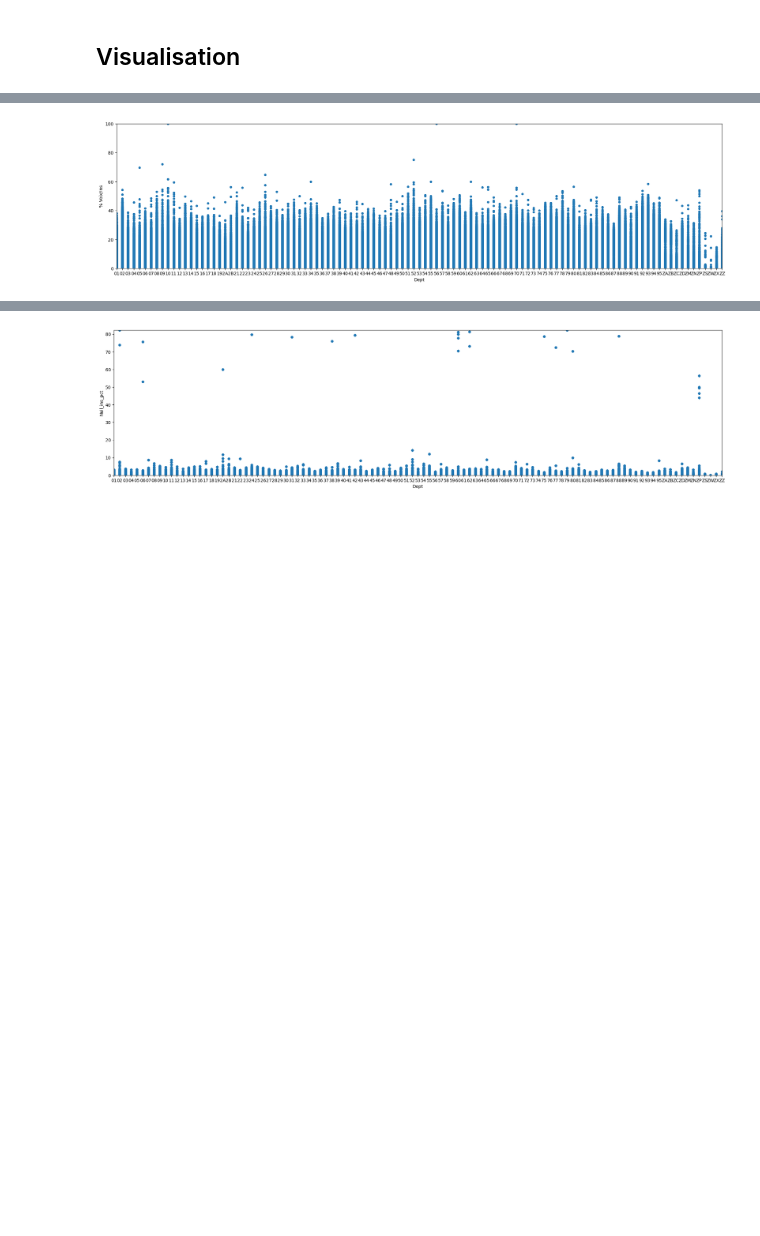
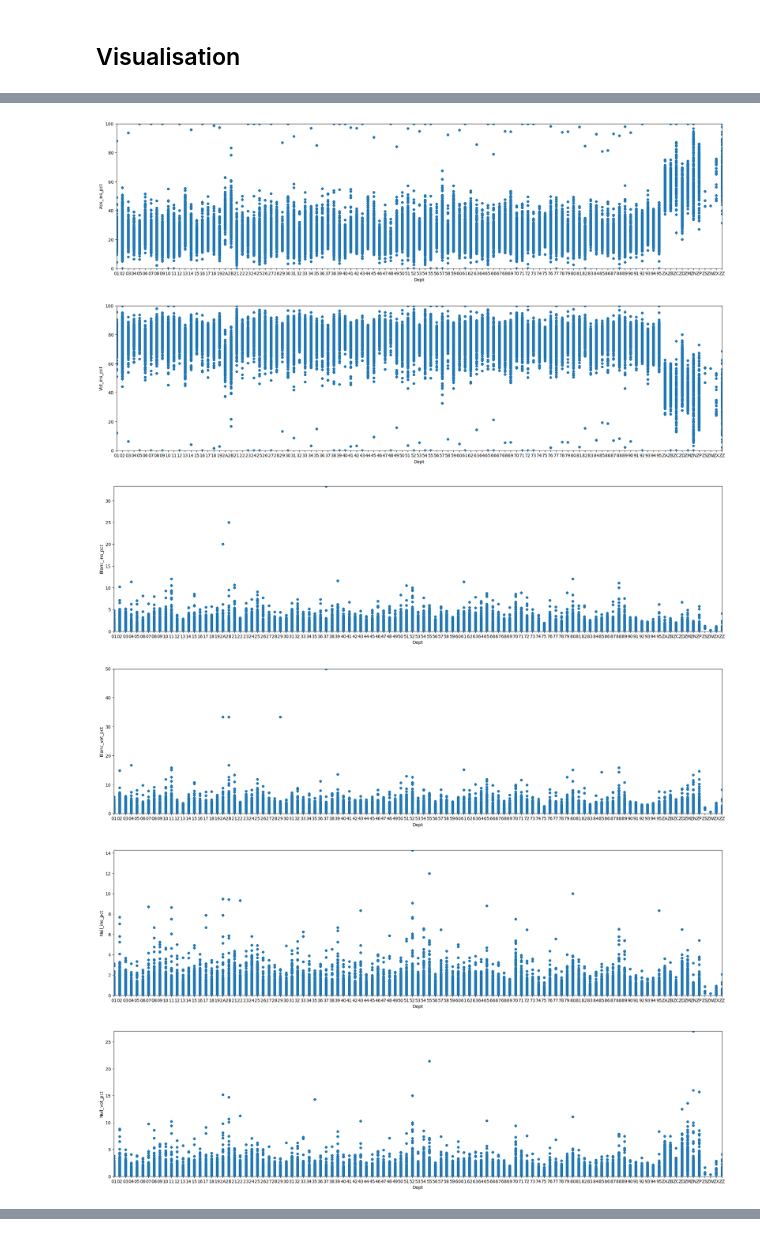
Before and after one commit to Falite/Projet-AD, a Jupyter notebook: Projet.ipynb, the cells around one changed output, grey strips where cells are left out. Drawn from its saved outputs; the diff is of its cells as text; code cells hidden in the pictures; blank space fills up the shorter version.

```diff
--- a/Projet.ipynb
+++ b/Projet.ipynb
@@ -176,0 +256,8 @@ memory usage: 140.4+ MB
+# %%
+for col in col_pourcentages :
+    df = df.drop(df[(df[col]==0.0)&(df['Inscrits']>100)].index)
+# %%
+for col in col_pourcentages :
+    print("le max de " + col + " est : " + str(df[col].max()) +"%")
+    print("le min de " + col + " est : " + str(df[col].min())+"%")
+    print(" ")
@@ -176,0 +303,2 @@ memory usage: 140.4+ MB
+# %%
+df = df.drop(df[df['Null_vot_pct']==100.0].index)
@@ -229,8 +380,6 @@ df.columns.tolist()
  'Voix_ins_pct',
  'Voix_exp_pct']
 # %%
-col_pourcentages=['Abs_ins_pct','Voix_ins_pct','Exp_ins_pct','Exp_vot_pct','Voix_ins_pct','Voix_exp_pct']
-
 for col in col_pourcentages:
     plt.figure(figsize=(10, 6))
     plt.hist(df[col], bins=20)
@@ -256,6 +409,12 @@ plt.show()
 # %%
-df.plot(x='Dept',y='% Voix/Ins',kind='scatter',figsize=(25,6))
-plt.margins(x=0,y=0)
-plt.show()
+for col in col_pourcentages:
+    df.plot(x='Dept',y=col,kind='scatter',figsize=(25,6))
+    plt.margins(x=0,y=0)
+    plt.show()
 # %% [output]
-[figure, old version]
+[figure, new version]
+[figure, added]
+[figure, added]
+[figure, added]
+[figure, added]
+[figure, added]
@@ -262,6 +424,0 @@ plt.show()
-# %%
-df.plot(x='Dept',y='Null_ins_pct',kind='scatter',figsize=(25,6))
-plt.margins(x=0,y=0)
-plt.show()
-# %% [output]
-[figure, removed]
```
Also changed, not shown: parts of 41 cells of this notebook, 1 other file.
